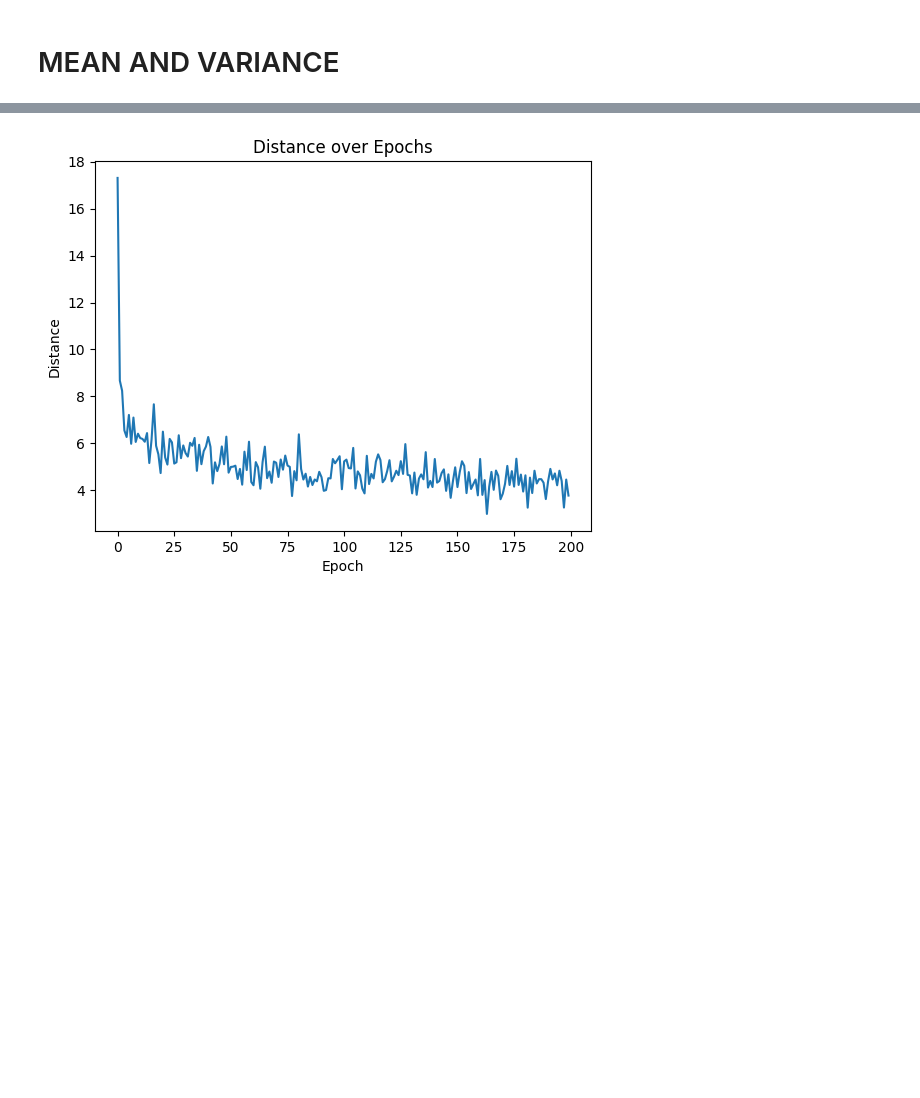
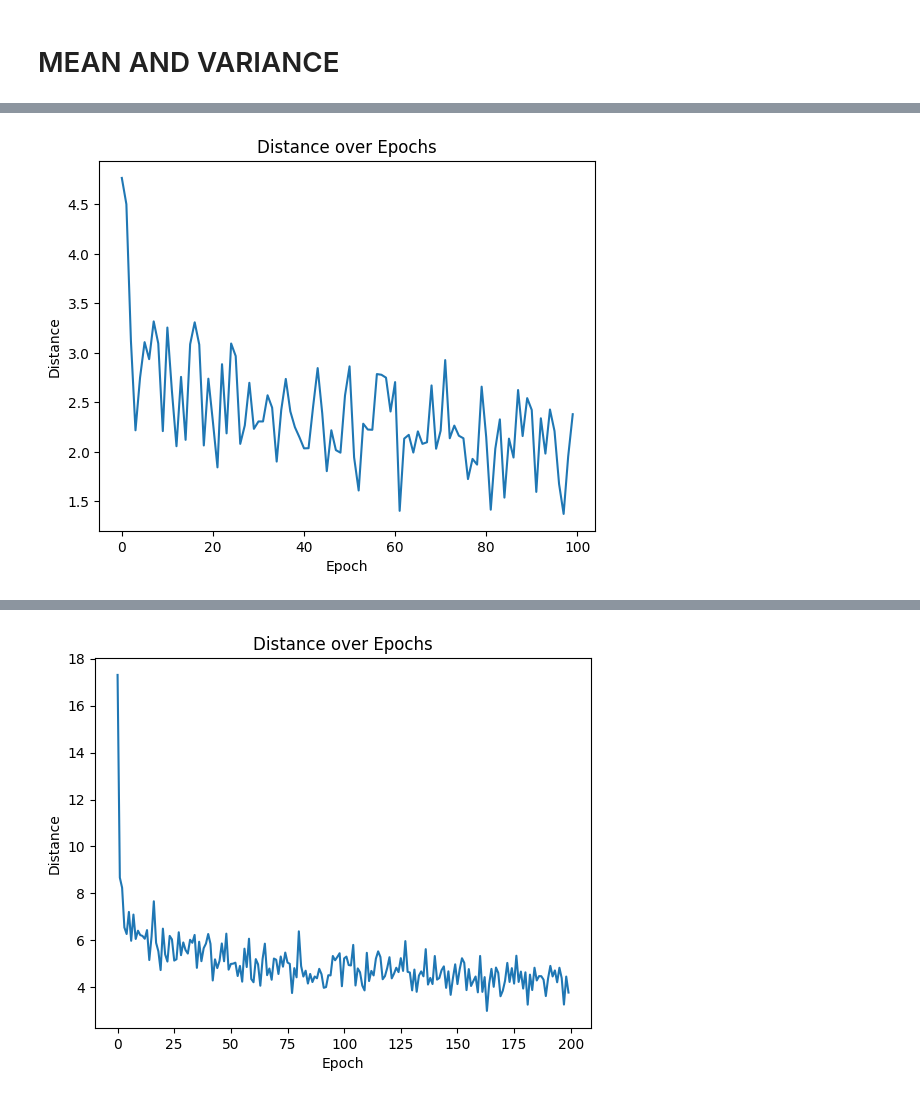
Before and after one commit to matteorofrano/CGAN-for-probability-distribution-generation, a Jupyter notebook: tests.ipynb, the cells around one changed output, grey strips where cells are left out. Drawn from its saved outputs; the diff is of its cells as text; code cells hidden in the pictures; blank space fills up the shorter version.

```diff
--- a/tests.ipynb
+++ b/tests.ipynb
@@ -100,0 +103,4 @@ Results saved to ./data/results/mean_std_error_dist.csv
+# %%
+plot_learning_curve('generated_vs_true.csv')
+# %% [output]
+[figure, added]
```
Also changed, not shown: parts of 10 cells of this notebook, 5 other files.
